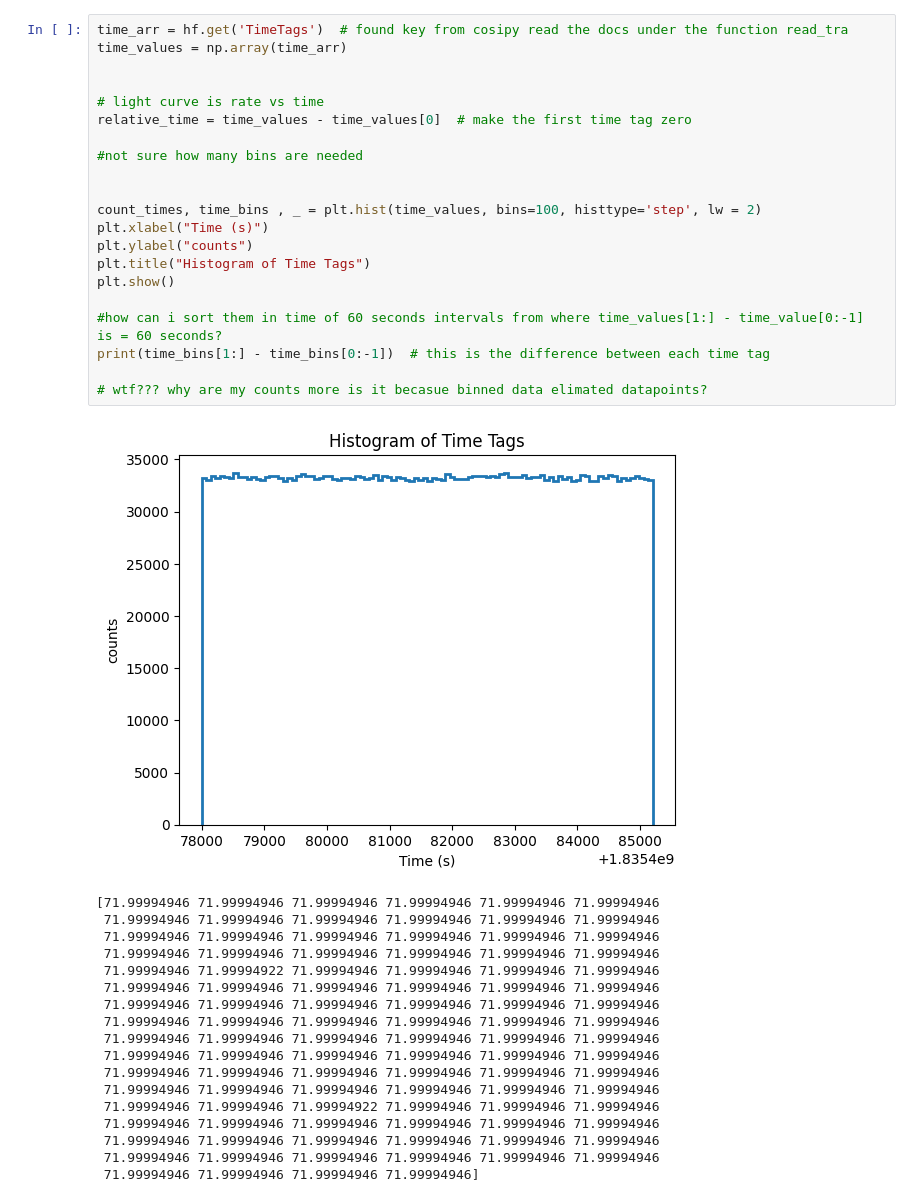
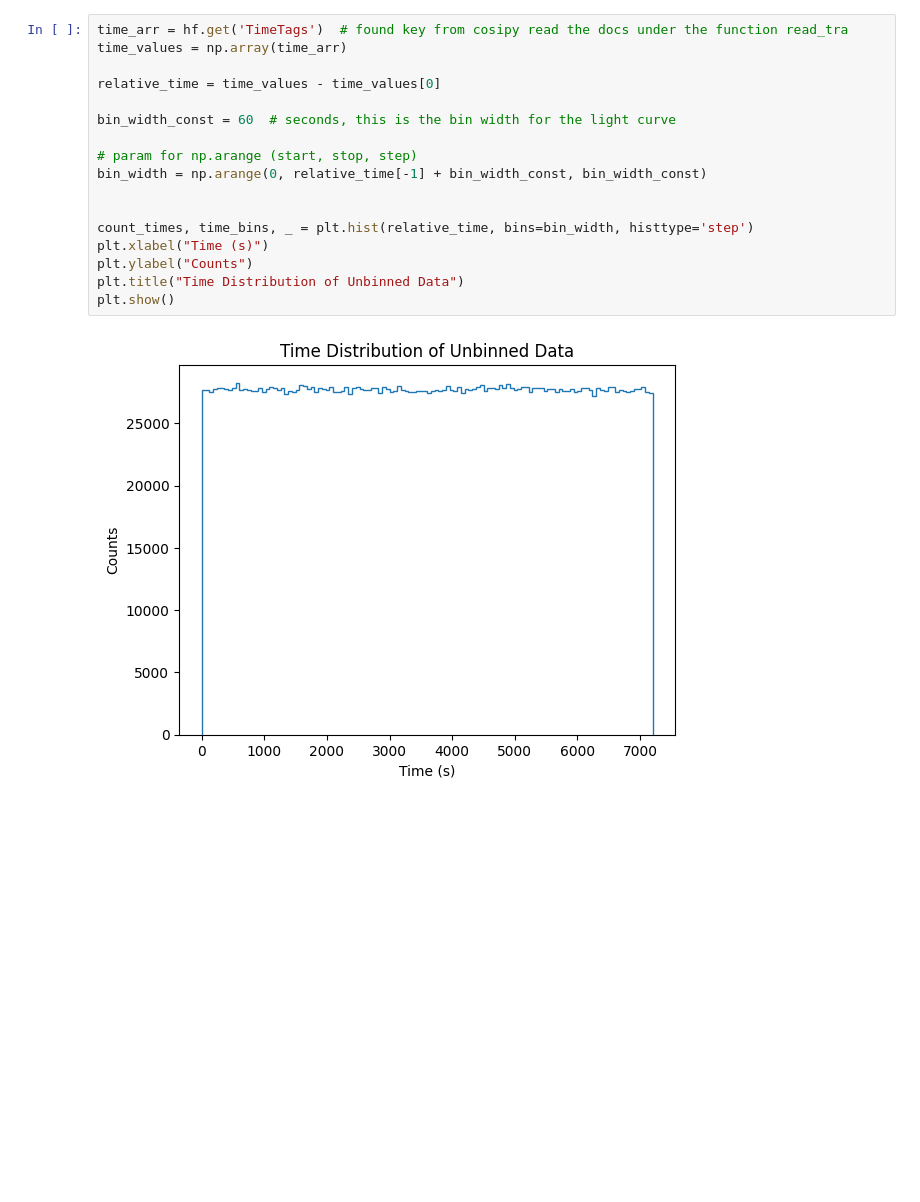
Before and after one commit to RiceKon/cosipy, a Jupyter notebook: docs/tutorials/DataIO/test.ipynb, the cells around one changed output. Drawn from its saved outputs; the diff is of its cells as text; blank space fills up the shorter version.

```diff
--- a/docs/tutorials/DataIO/test.ipynb
+++ b/docs/tutorials/DataIO/test.ipynb
@@ -59,41 +63,20 @@ plt.show()
 # %%
 time_arr = hf.get('TimeTags')  # found key from cosipy read the docs under the function read_tra
 time_values = np.array(time_arr)
 
+relative_time = time_values - time_values[0]
 
-# light curve is rate vs time
-relative_time = time_values - time_values[0]  # make the first time tag zero
+bin_width_const = 60  # seconds, this is the bin width for the light curve
 
-#not sure how many bins are needed
+# param for np.arange (start, stop, step)
+bin_width = np.arange(0, relative_time[-1] + bin_width_const, bin_width_const)
 
 
-count_times, time_bins , _ = plt.hist(time_values, bins=100, histtype='step', lw = 2)
+count_times, time_bins, _ = plt.hist(relative_time, bins=bin_width, histtype='step')
 plt.xlabel("Time (s)")
-plt.ylabel("counts")
-plt.title("Histogram of Time Tags")
+plt.ylabel("Counts")
+plt.title("Time Distribution of Unbinned Data")
 plt.show()
-
-#how can i sort them in time of 60 seconds intervals from where time_values[1:] - time_value[0:-1] is = 60 seconds?
-print(time_bins[1:] - time_bins[0:-1])  # this is the difference between each time tag
-
-# wtf??? why are my counts more is it becasue binned data elimated datapoints?
 # %% [output]
-[figure, old version]
+[figure, new version]
-[71.99994946 71.99994946 71.99994946 71.99994946 71.99994946 71.99994946
- 71.99994946 71.99994946 71.99994946 71.99994946 71.99994946 71.99994946
- 71.99994946 71.99994946 71.99994946 71.99994946 71.99994946 71.99994946
- 71.99994946 71.99994946 71.99994946 71.99994946 71.99994946 71.99994946
- 71.99994946 71.99994922 71.99994946 71.99994946 71.99994946 71.99994946
- 71.99994946 71.99994946 71.99994946 71.99994946 71.99994946 71.99994946
- 71.99994946 71.99994946 71.99994946 71.99994946 71.99994946 71.99994946
- 71.99994946 71.99994946 71.99994946 71.99994946 71.99994946 71.99994946
- 71.99994946 71.99994946 71.99994946 71.99994946 71.99994946 71.99994946
- 71.99994946 71.99994946 71.99994946 71.99994946 71.99994946 71.99994946
- 71.99994946 71.99994946 71.99994946 71.99994946 71.99994946 71.99994946
- 71.99994946 71.99994946 71.99994946 71.99994946 71.99994946 71.99994946
- 71.99994946 71.99994946 71.99994922 71.99994946 71.99994946 71.99994946
- 71.99994946 71.99994946 71.99994946 71.99994946 71.99994946 71.99994946
- 71.99994946 71.99994946 71.99994946 71.99994946 71.99994946 71.99994946
- 71.99994946 71.99994946 71.99994946 71.99994946 71.99994946 71.99994946
- 71.99994946 71.99994946 71.99994946 71.99994946]
 # %%
```
Also changed, not shown: parts of 5 cells of this notebook.
